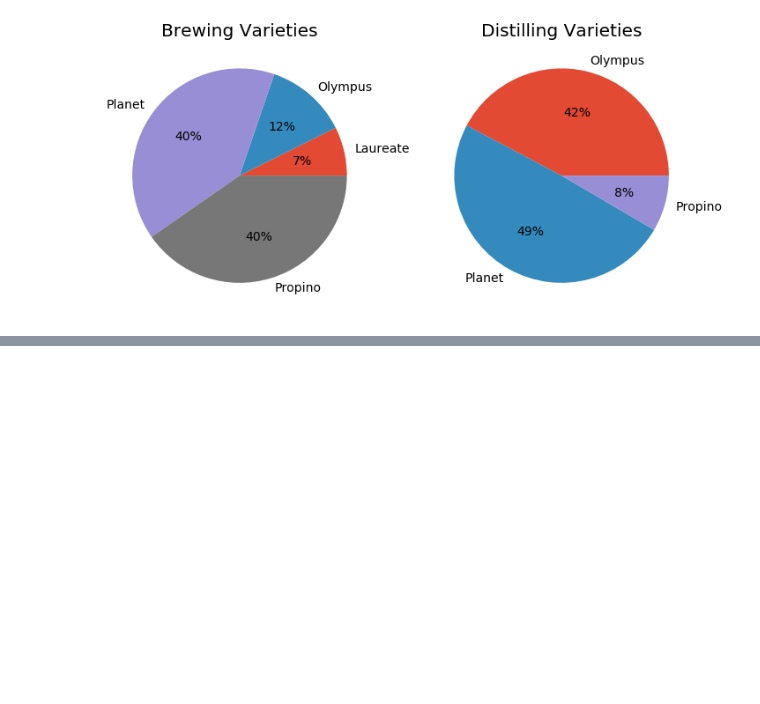
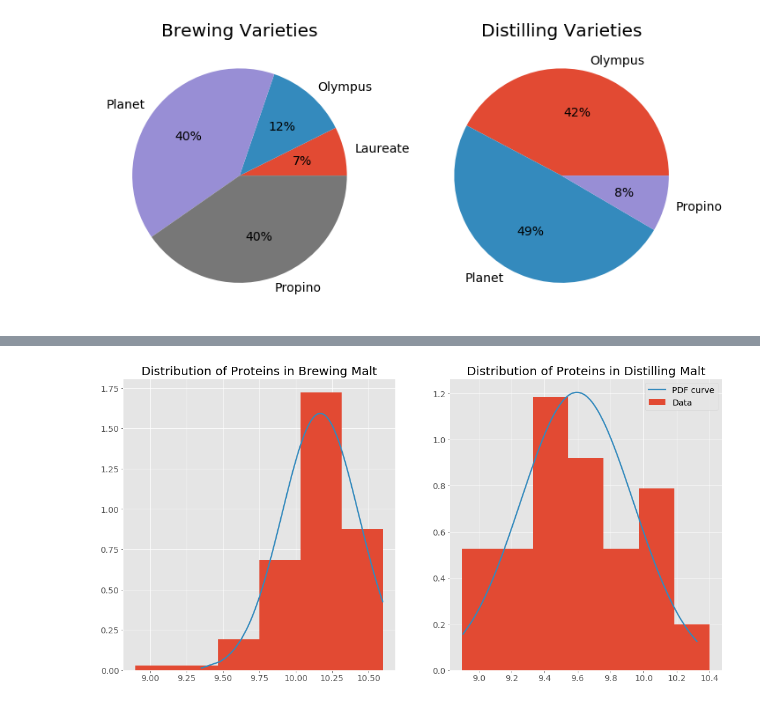
Before and after one commit to shkyler/gmit-pfda-project, a Jupyter notebook: datasimulation.ipynb, the cells around one changed output, grey strips where cells are left out. Saved outputs shown, nothing was run; the diff lists cells and outputs as text; code cells hidden in the pictures; blank space fills up the shorter version.

```diff
--- a/datasimulation.ipynb
+++ b/datasimulation.ipynb
@@ -252,0 +286,44 @@ plt.show()
+# %%
+# Resize the plots
+plt.rcParams['figure.figsize'] = [18, 9]
+#lower, upper, mu, and sigma are calculated for brewing
+b_lower, b_upper = brewing['protein'].min(), brewing['protein'].max()
+b_mu, b_sigma = brewing['protein'].mean(), brewing['protein'].std()
+
+#lower, upper, mu, and sigma are calculated for both distilling
+d_lower, d_upper = distilling['protein'].min(), distilling['protein'].max()
+d_mu, d_sigma = distilling['protein'].mean(), distilling['protein'].std()
+
+#instantiate an object b_X for brewing using the above four parameters,
+b_X = stats.truncnorm((b_lower - b_mu) / b_sigma, (b_upper - b_mu) / b_sigma, loc=b_mu, scale=b_sigma)
+
+#instantiate an object d_X for distilling using the above four parameters,
+d_X = stats.truncnorm((d_lower - d_mu) / d_sigma, (d_upper - d_mu) / d_sigma, loc=d_mu, scale=d_sigma)
+
+#generate 300 sample data for brewing
+b_samples = b_X.rvs(300)
+
+#generate 300 sample data for distilling
+d_samples = d_X.rvs(300)
+
+#compute the PDF of the sample data for brewing
+b_pdf_probs = stats.truncnorm.pdf(b_samples, (b_lower-b_mu)/b_sigma, (b_upper-b_mu)/b_sigma, b_mu, b_sigma)
+
+#compute the PDF of the sample data for distilling
+d_pdf_probs = stats.truncnorm.pdf(d_samples, (d_lower-d_mu)/d_sigma, (d_upper-d_mu)/d_sigma, d_mu, d_sigma)
+
+#make a histogram for the brewing samples
+plt.subplot(1, 2, 1, title='Distribution of Proteins in Brewing Malt')
+plt.hist(brewing['protein'], bins=6, density=True, label='Data')
+plt.plot(b_samples[b_samples.argsort()],b_pdf_probs[b_samples.argsort()],linewidth=2.3,label='PDF curve')
+
+#make a histogram for the distilling samples
+plt.subplot(1, 2, 2, title='Distribution of Proteins in Distilling Malt')
+plt.hist(distilling['protein'], bins=7, density=True, label='Data')
+plt.plot(d_samples[d_samples.argsort()],d_pdf_probs[d_samples.argsort()],linewidth=2.3,label='PDF curve')
+
+#legend
+plt.legend(loc='best')
+plt.show()
+# %% [output]
+[figure, added]
```
Also changed, not shown: parts of 19 cells of this notebook.
